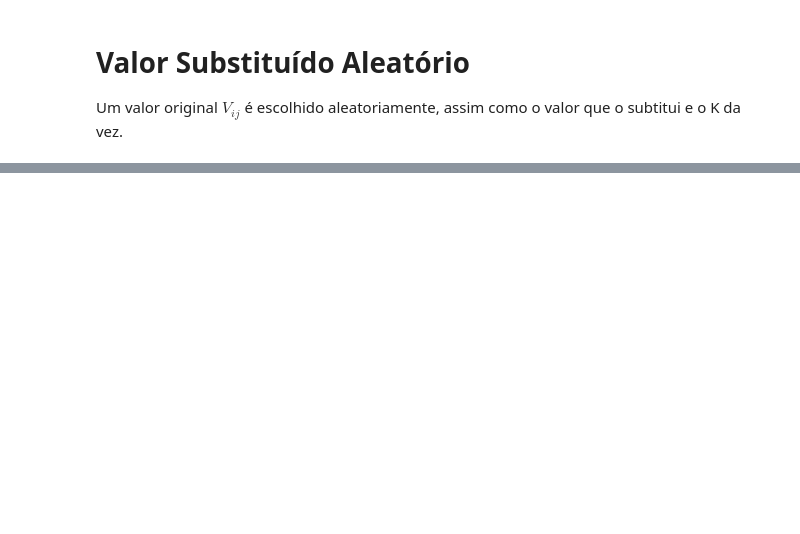
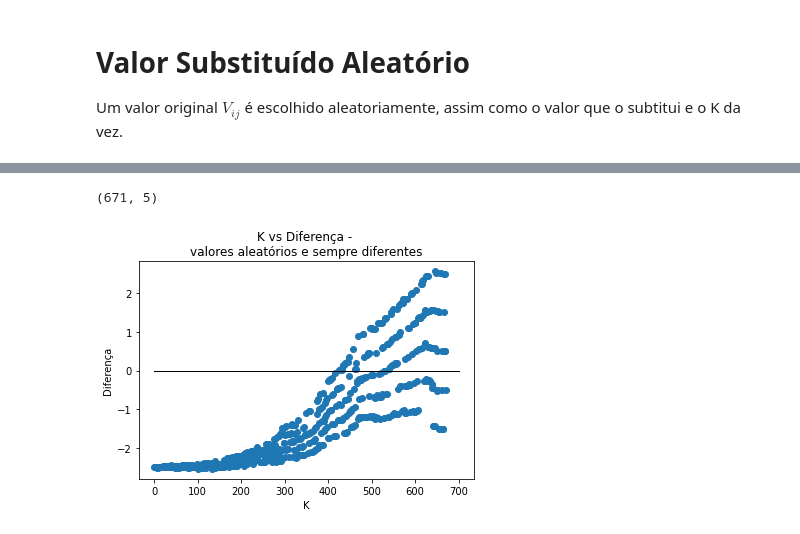
Before and after one commit to alfredjynx/Netflix-Sigma, a Jupyter notebook: netfelix.ipynb, the cells around one changed output, grey strips where cells are left out. Cells and saved outputs as stored; diff of their text form; code cells hidden in the pictures; blank space fills up the shorter version.

```diff
--- a/netfelix.ipynb
+++ b/netfelix.ipynb
@@ -330,0 +336,14 @@ plt.show()
+# %%
+filtro = df_aleatorio["Aleatório"]!=df_aleatorio['Correto']
+df_diferentes = df[filtro]
+print(df_diferentes.shape)
+plt.plot([0, 700], [0, 0], color='black', linestyle='-', linewidth=1)
+plt.title('''K vs Diferença -
+valores aleatórios e sempre diferentes''')
+plt.xlabel('K')
+plt.ylabel('Diferença')
+plt.scatter(df_diferentes['K'], df_diferentes['Diferença'])
+plt.show()
+# %% [output]
+(671, 5)
+[figure, added]
```
Also changed, not shown: parts of 3 cells of this notebook, 2 other files.
